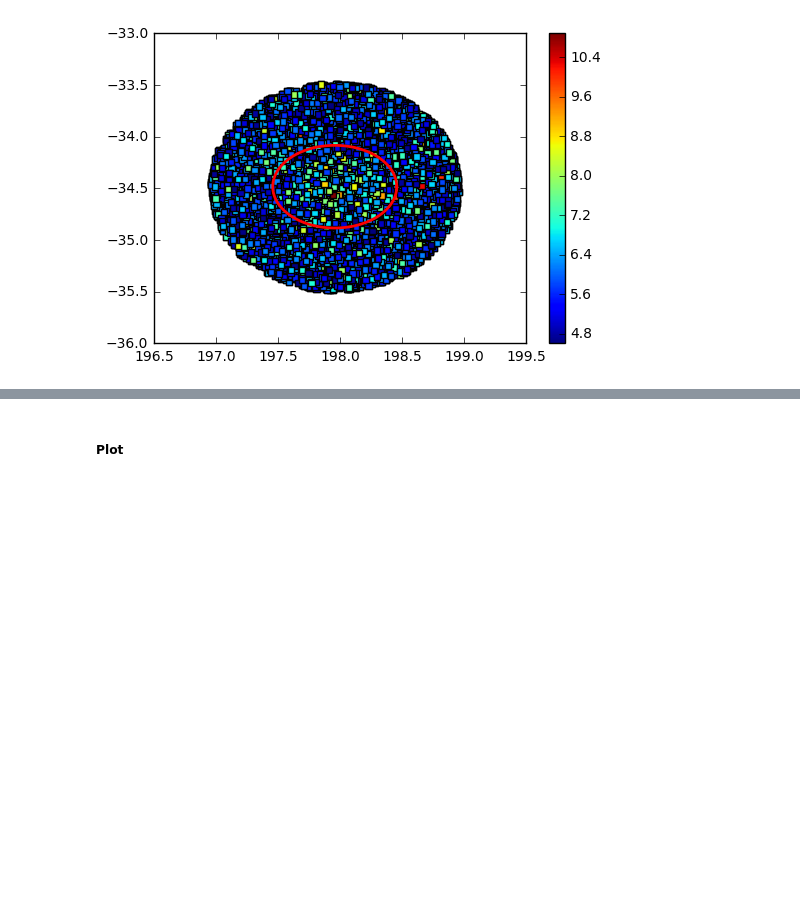
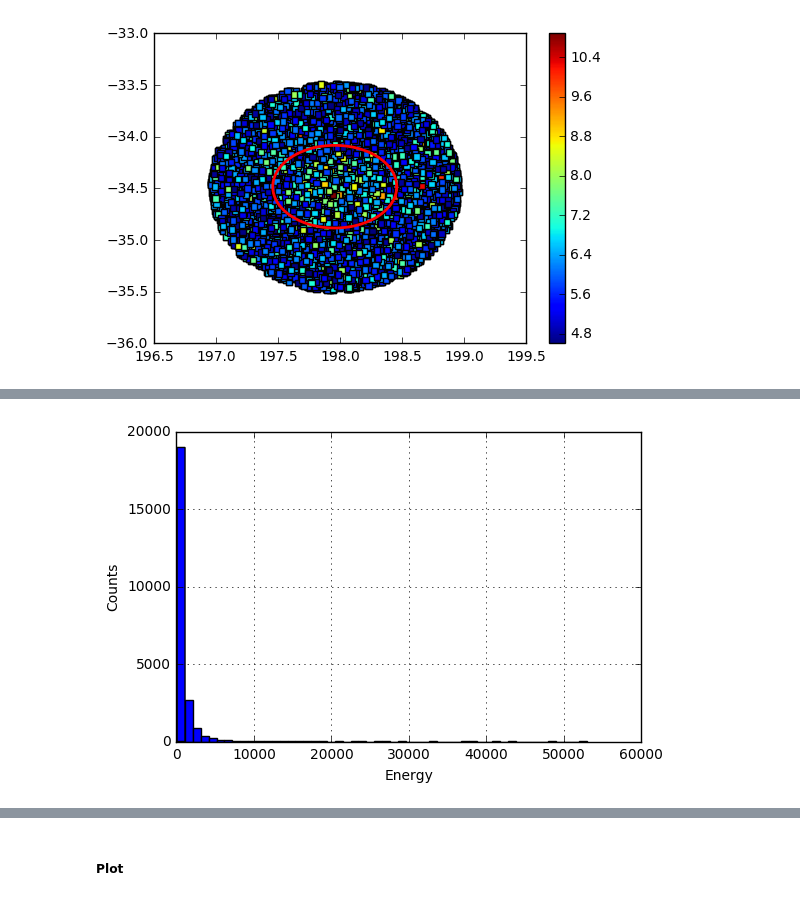
Before and after one commit to tphinkle/pulsar_time-variability, a Jupyter notebook: photons_AB.ipynb, the cells around one changed output, grey strips where cells are left out. Drawn from its saved outputs; the diff is of its cells as text; code cells hidden in the pictures; blank space fills up the shorter version.

```diff
--- a/photons_AB.ipynb
+++ b/photons_AB.ipynb
@@ -222,0 +214,3 @@ circle=mod_df[mod_df['Ra'].map(lambda x: (x-ra_center)**2.)/a1**2.+mod_df['Dec']
+# %%
+mod_df = mod_df.sort_values('Energy')
+mod_df.head()
@@ -222,0 +224,10 @@ circle=mod_df[mod_df['Ra'].map(lambda x: (x-ra_center)**2.)/a1**2.+mod_df['Dec']
+# %%
+plt.hist(mod_df['Energy'], bins = 52)
+#plt.ylim(4000, 4500)
+
+plt.xlabel('Energy')
+plt.ylabel('Counts')
+
+plt.grid()
+# %% [output]
+[figure, added]
```
Also changed, not shown: parts of 18 cells of this notebook.
